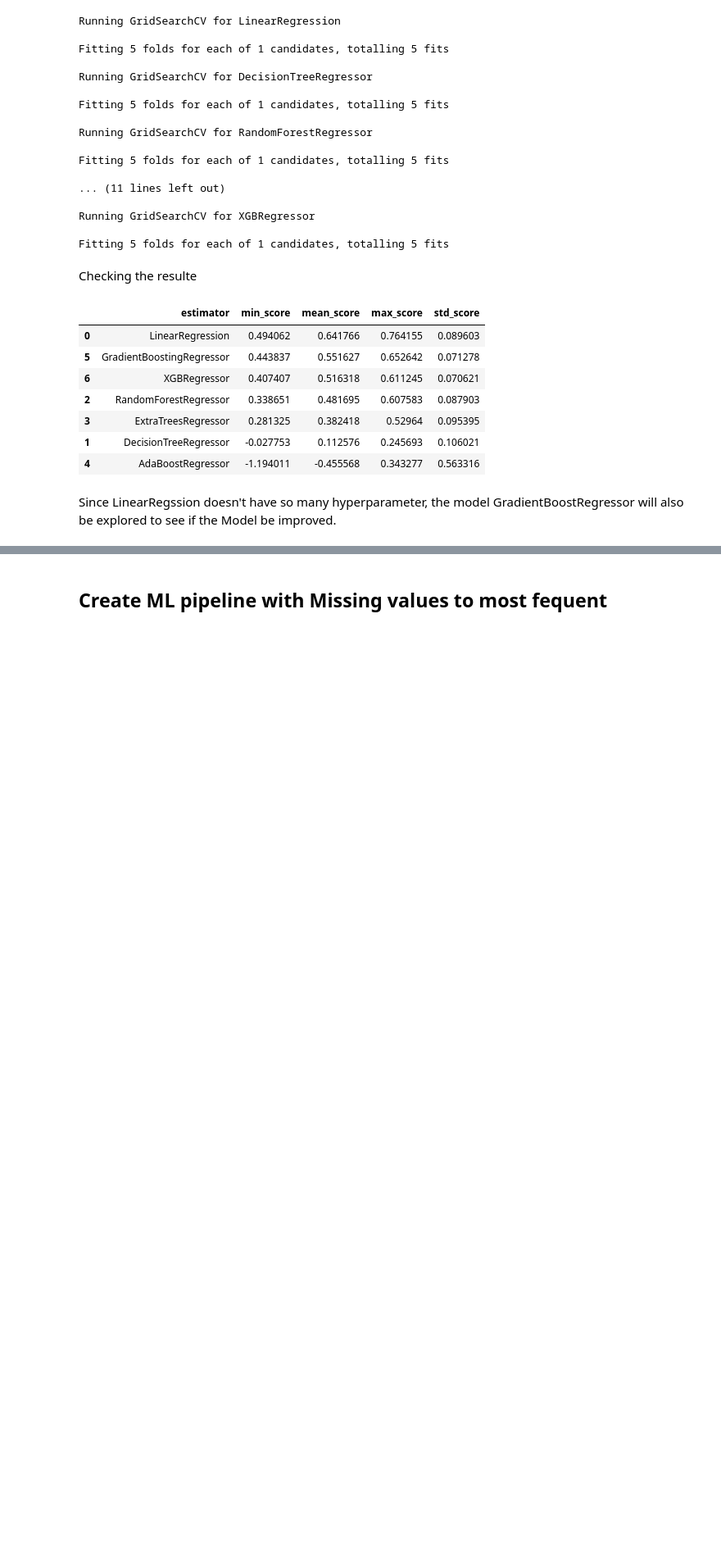
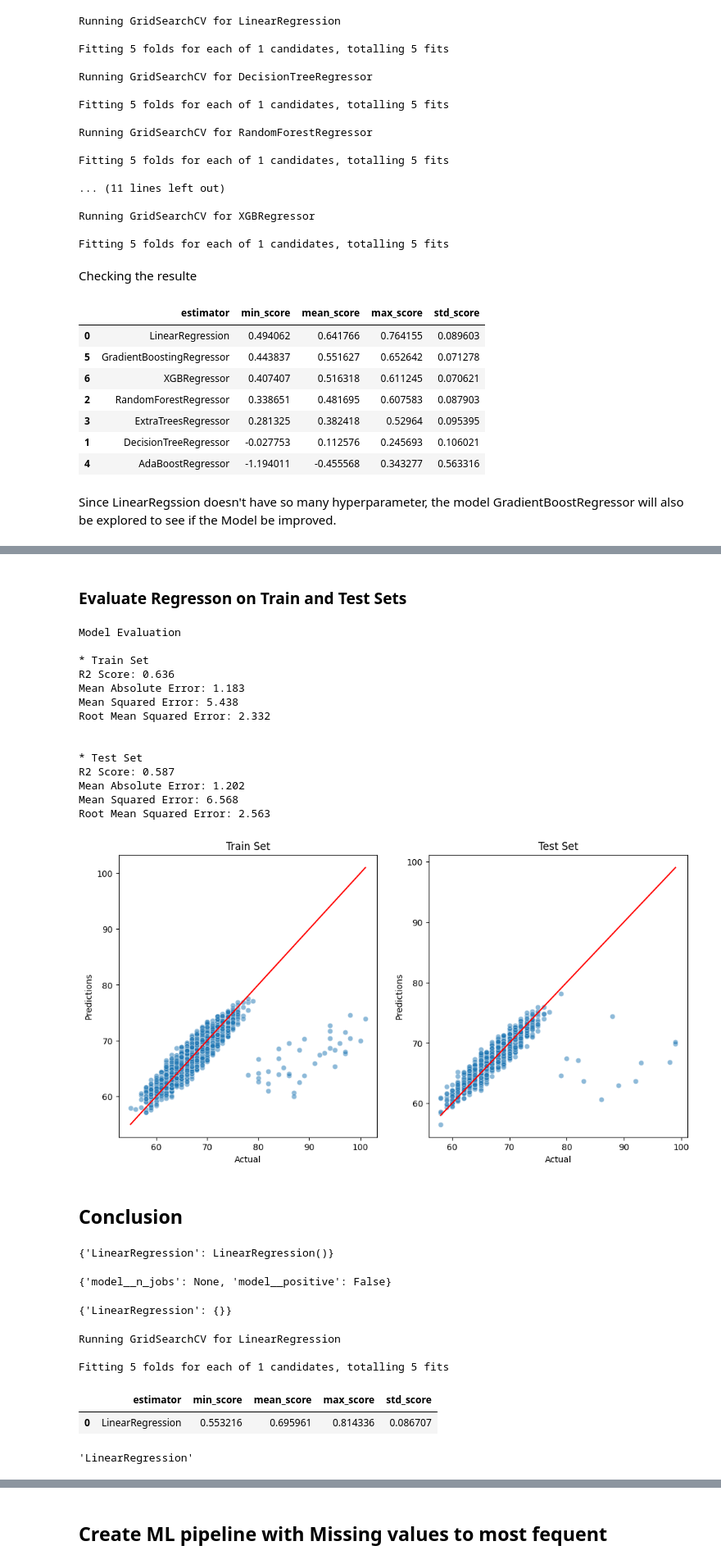
Before and after one commit to Ko11e/Student-Performance, a Jupyter notebook: jupyter_notebooks/05 - Modeling and Evaluation - Predict Exam Score.ipynb, the cells around one changed output, grey strips where cells are left out. Shown at 82% size. Drawn from its saved outputs; the diff is of its cells as text; code cells hidden in the pictures; blank space fills up the shorter version.

```diff
--- a/jupyter_notebooks/05 - Modeling and Evaluation - Predict Exam Score.ipynb
+++ b/jupyter_notebooks/05 - Modeling and Evaluation - Predict Exam Score.ipynb
@@ -359,0 +352,3 @@ The next step is to explore if the model will have a better result with the NaN
+# %%
+best_model = grid_search_summary.iloc[0,0]
+best_model
@@ -359,0 +362,3 @@ The next step is to explore if the model will have a better result with the NaN
+# %%
+best_regressor_pipeline = grid_search_pipelines[best_model].best_estimator_
+best_regressor_pipeline
@@ -359,0 +383,2 @@ The next step is to explore if the model will have a better result with the NaN
+# %% [markdown]
+### Evaluate Regresson on Train and Test Sets
@@ -359,0 +428,34 @@ The next step is to explore if the model will have a better result with the NaN
+# %%
+regression_performance(X_train, y_train, X_test, y_test, best_regressor_pipeline)
+regression_evaluation_plots(X_train, y_train, X_test, y_test, best_regressor_pipeline)
+# %% [output]
+Model Evaluation
+
+* Train Set
+R2 Score: 0.636
+Mean Absolute Error: 1.183
+Mean Squared Error: 5.438
+Root Mean Squared Error: 2.332
+
+
+* Test Set
+R2 Score: 0.587
+Mean Absolute Error: 1.202
+Mean Squared Error: 6.568
+Root Mean Squared Error: 2.563
+[figure, added]
+# %% [markdown]
+## Conclusion
+# %%
+models_search
+# %% [output]
+{'LinearRegression': LinearRegression()}
+# %%
+best_params
+# %% [output]
+{'model__n_jobs': None, 'model__positive': False}
+# %%
+params_search = {'LinearRegression': {} }
+params_search
+# %% [output]
+{'LinearRegression': {}}
@@ -359,0 +484,18 @@ The next step is to explore if the model will have a better result with the NaN
+# %%
+search = HyperparameterOptimizationSearch(models=models_search, params=params_search)
+search.fit(X_train, y_train, scoring = 'r2', n_jobs=-1, cv=5)
+# %% [output]
+Running GridSearchCV for LinearRegression
+
+Fitting 5 folds for each of 1 candidates, totalling 5 fits
+# %%
+grid_search_summary, grid_search_pipelines = search.score_summary(sort_by='mean_score')
+grid_search_summary
+# %% [output]
+|  | estimator | min_score | mean_score | max_score | std_score |
+| 0 | LinearRegression | 0.553216 | 0.695961 | 0.814336 | 0.086707 |
+# %%
+best_model = grid_search_summary.iloc[0,0]
+best_model
+# %% [output]
+'LinearRegression'
```
Also changed, not shown: parts of 48 cells of this notebook, 5 other files.
